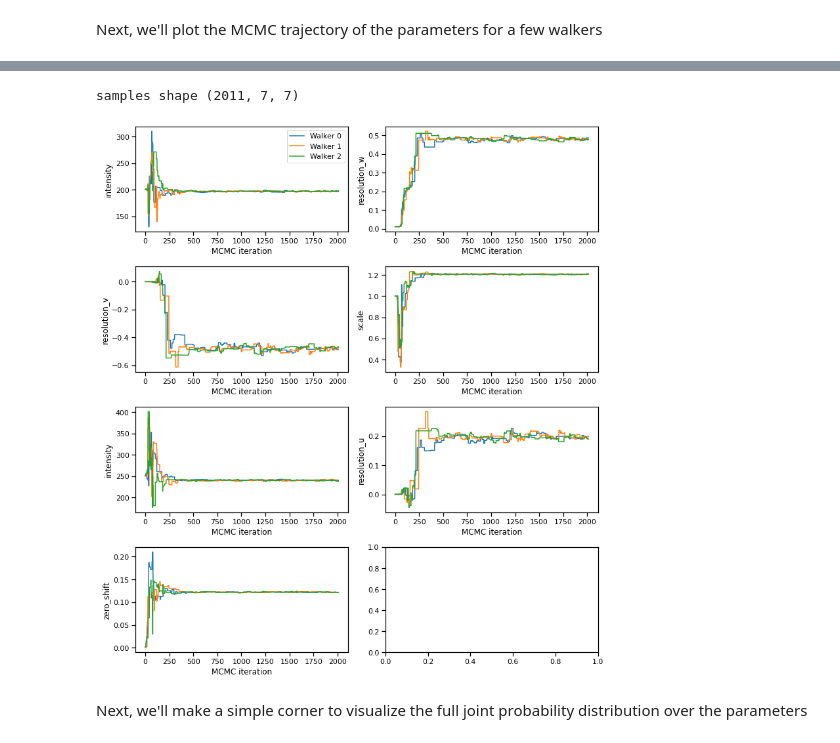
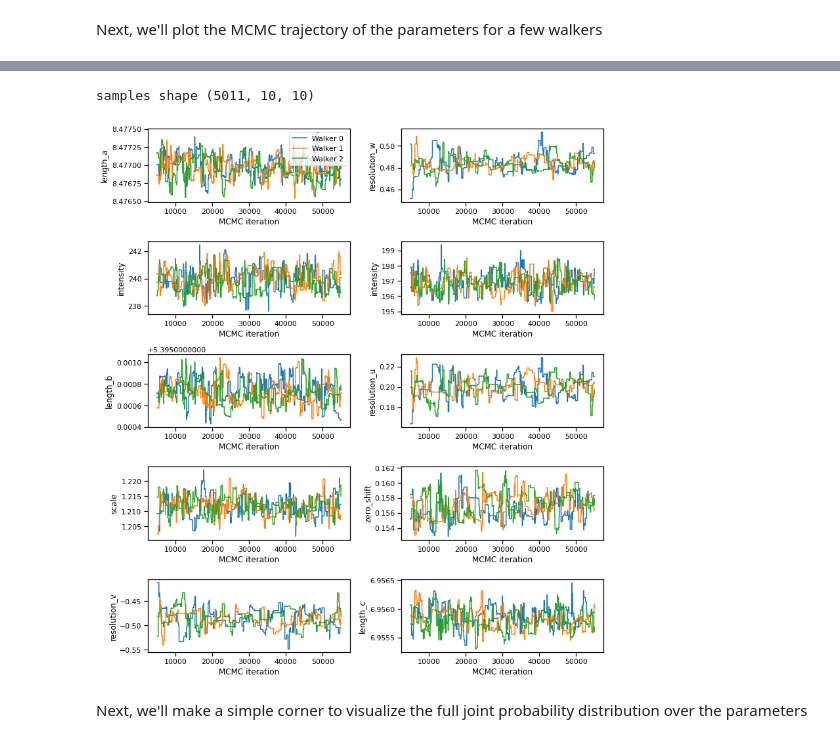
Before and after one commit to EasyScience/EasyDiffractionLibDocs, a Jupyter notebook: content/tutorials/advanced/refinement_bumps_dream.ipynb, the cells around one changed output, grey strips where cells are left out. Drawn from its saved outputs; the diff is of its cells as text; code cells hidden in the pictures.

Commit message:
working in progress. bumps lmfit emcee comparison

```diff
--- a/content/tutorials/advanced/refinement_bumps_dream.ipynb
+++ b/content/tutorials/advanced/refinement_bumps_dream.ipynb
@@ -152,7 +159,7 @@ Note also here that the weights are set to `sqrt(y)`, since weights will be pass
 # %%
 # parameters
 n_steps = 5000
-burn = 50
+n_burn = 500
 thin = 1
 pop = 1
 alpha= 0.0001
@@ -161,7 +168,7 @@ alpha= 0.0001
 weights = np.sqrt(meas_y)  # uncertainty in bumps (dy)
 
 # run
-kwargs = dict(samples=n_steps*pop*n_parameters, steps=n_steps, burn=burn, thin=thin, pop=pop, alpha=alpha,
+kwargs = dict(samples=n_steps*pop*n_parameters, steps=n_steps, burn=n_burn, thin=thin, pop=pop, alpha=alpha,
               outliers='none', trim=False)
 result = fitter.fit(meas_x, meas_y, weights=weights, method='dream', **kwargs)
 # %% [output]
@@ -226,6 +224,26 @@ draw = state.draw()
 vstats = var_stats(draw)
 stderrs = np.array([(v.p68[1] - v.p68[0]) / 2 for v in vstats], 'd')
 
-for n, v, e in zip(bumps_parameter_names, params, stderrs):
-    print(f'{n:15} {v:12.5f} , err {e:8.5f}')
+# translate parameter names
+from easyCore.Fitting.fitting_template import NameConverter
+keys = state.labels
+bumps_parameter_names = []
+for key in keys:
+    num = int(key.replace('p', ''))
+    name = NameConverter().get_name_from_key(num)
+    bumps_parameter_names.append(name)
+print('Bumps parameter names', bumps_parameter_names)
+
+
+# Save the data to be analyzed
+data = dict(names=bumps_parameter_names, steps=steps, samples=samples, logp=logp)
+parameter_dict = dict()
+for name, val, err in zip(bumps_parameter_names, params, stderrs):
+    key = name
+    if name in parameter_dict:
+        key = key + '-1'
+    print(f'{key:15} {val:12.5f} , err {err:8.5f}')
+    parameter_dict[key] = val, err
+data['parameters'] = parameter_dict
+np.save(f'refinement_results/bumps_dream_steps{n_steps}_burn{n_burn}_pop{pop}.npy', data, allow_pickle=True)
 # %% [output]
@@ -239,2 +261,12 @@ zero_shift           0.12222 , err  0.00087
 # %% [markdown]
 Next, we'll plot the MCMC trajectory of the parameters for a few walkers
+# %%
+# plot log posterior along MCMC runs
+
+fig = plt.figure(figsize=(11, 5))
+for walker_ind in range(pop*n_parameters):
+    plt.plot(steps, logp[:, walker_ind], label=f'Walker {walker_ind}')
+plt.legend()
+plt.ylabel('Log posterior')
+plt.xlabel('MCMC iteration')
+fig.tight_layout()
@@ -241,23 +275,25 @@ Next, we'll plot the MCMC trajectory of the parameters for a few walkers
 # %%
+# plot parameters along MCMC runs
+
 print('samples shape', samples.shape)
 walkers_to_plot = [0, 1, 2]
 
-fig, axes = plt.subplots(4, 2, figsize=(11, 12))
+fig, axes = plt.subplots(5, 2, figsize=(11, 12))
 for i in range(n_parameters):
     ax = axes.flat[i]
     name = bumps_parameter_names[i]
     for walker_ind in walkers_to_plot:
-        ax.plot(samples[:, walker_ind, i], label=f'Walker {walker_ind}')
+        ax.plot(steps, samples[:, walker_ind, i], label=f'Walker {walker_ind}')
     ax.set_ylabel(name)
     ax.set_xlabel('MCMC iteration')
     if i == 0:
         ax.legend(loc=1)
 
 fig.tight_layout()
 plt.show()
 # %% [output]
-samples shape (2011, 7, 7)
+samples shape (5011, 10, 10)
-[figure, old version]
+[figure, new version]
 # %% [markdown]
 Next, we'll make a simple corner to visualize the full joint probability distribution over the parameters
 # %%
```
Also changed, not shown: parts of 16 cells of this notebook, 5 other files.
